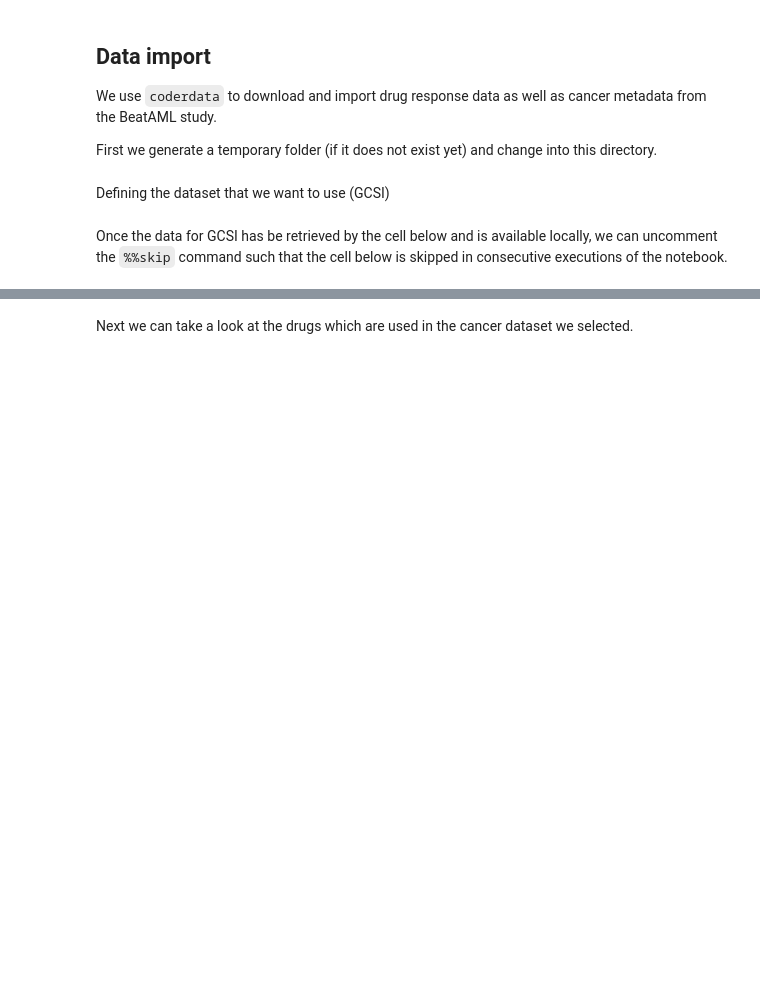
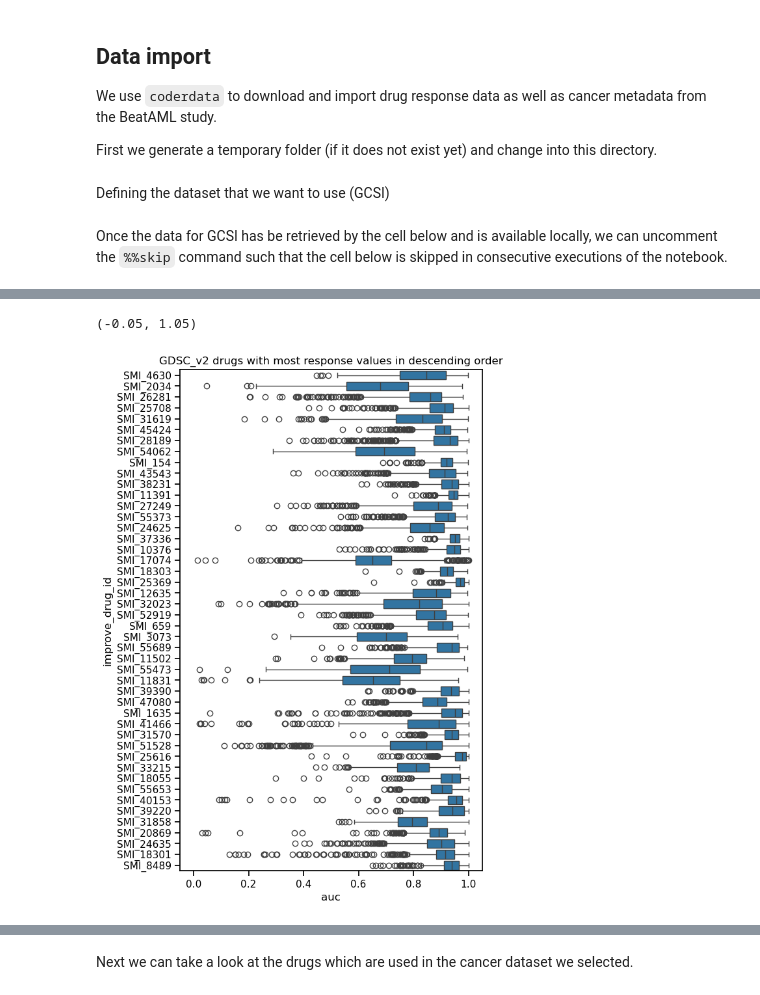
Before and after one commit to PNNL-CompBio/coderdata, a Jupyter notebook: benchmark/linear-models/linear_models.ipynb, the cells around one changed output, grey strips where cells are left out. Saved outputs shown, nothing was run; the diff lists cells and outputs as text; code cells hidden in the pictures; blank space fills up the shorter version.

```diff
--- a/benchmark/linear-models/linear_models.ipynb
+++ b/benchmark/linear-models/linear_models.ipynb
@@ -82 +89,3 @@ Importing 'proteomics' from /tmp/coderdata_lin_mod_test/gcsi_proteomics.csv.gz .
 Importing raw data ... DONE
+# %%
+drug_response = data.format('experiments', shape='wide', metrics=['auc']).dropna()
@@ -82,0 +109,5 @@ Importing raw data ... DONE
+# %%
+drug_counts = drug_response.groupby("improve_drug_id").count()
+select_drugs = drug_counts[drug_counts['improve_sample_id']>=750].reset_index()
+data_for_plot = drug_response[drug_response['improve_drug_id'].isin(select_drugs['improve_drug_id'])]
+# data_for_plot = drug_response[drug_response['improve_drug_id'].isin(['SMI_46210'])]
@@ -82,0 +130,21 @@ Importing raw data ... DONE
+# %%
+grouping = data_for_plot.groupby('improve_drug_id')
+ordering = grouping.count().sort_values(by='improve_sample_id', ascending=False).index
+# %%
+fig, ax = plt.subplots(figsize=(6,10))
+
+sns.set_context('notebook')
+plot = (
+    sns.boxplot(
+        data=data_for_plot,
+        y='improve_drug_id',
+        x='auc',
+        order=ordering,
+        ax=ax
+    )
+)
+ax.set_title("GDSC_v2 drugs with most response values in descending order")
+ax.set_xlim(-0.05, 1.05)
+# %% [output]
+(-0.05, 1.05)
+[figure, added]
```
Also changed, not shown: parts of 20 cells of this notebook.
